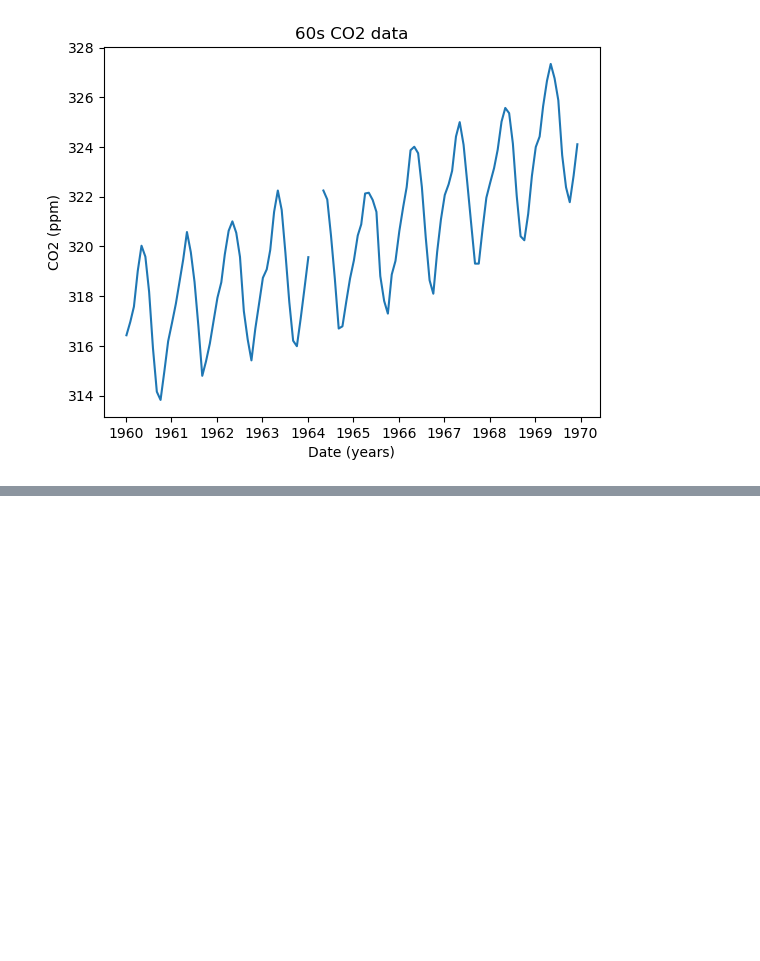
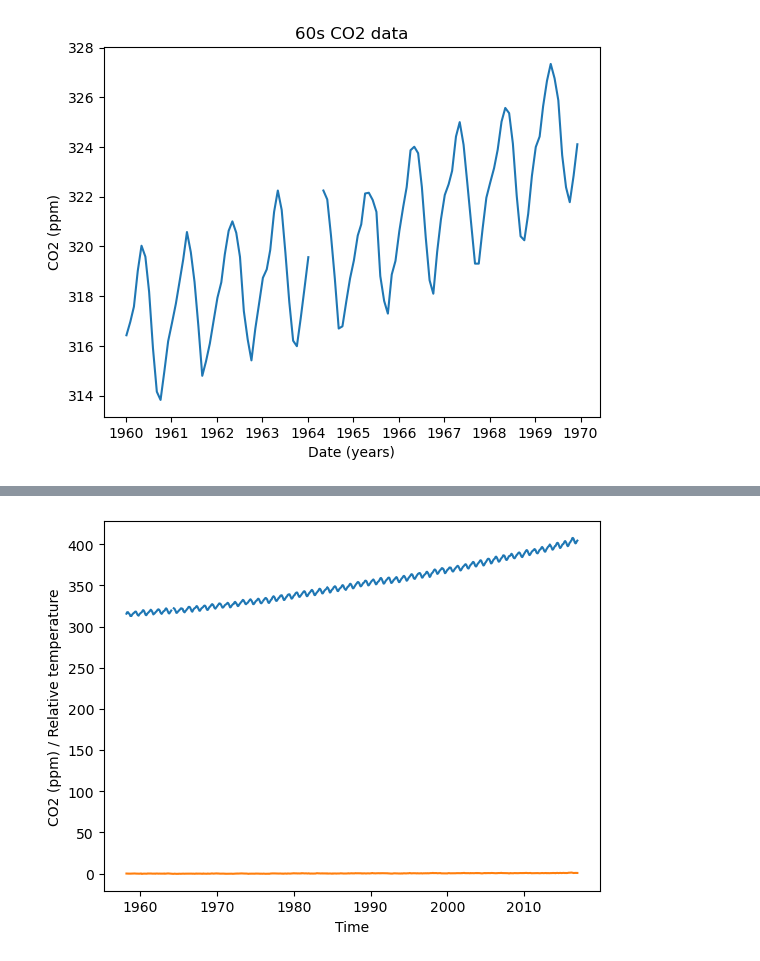
Before and after one commit to LucasFinney/data-portfolio, a Jupyter notebook: Intro to data viz with Matplotlib/Plotting time-series data.ipynb, the cells around one changed output, grey strips where cells are left out. Drawn from its saved outputs; the diff is of its cells as text; code cells hidden in the pictures; blank space fills up the shorter version.

Commit message:
Finished notes for plotting time-series

```diff
--- a/Intro to data viz with Matplotlib/Plotting time-series data.ipynb
+++ b/Intro to data viz with Matplotlib/Plotting time-series data.ipynb
@@ -113,0 +125,10 @@ plt.show()
+# %%
+# Method 2
+fig, ax = plt.subplots()
+ax.plot(climate_change.index, climate_change["co2"])
+ax.plot(climate_change.index, climate_change["relative_temp"])
+ax.set_xlabel('Time')
+ax.set_ylabel('CO2 (ppm) / Relative temperature')
+plt.show()
+# %% [output]
+[figure, added]
```
Also changed, not shown: parts of 15 cells of this notebook.
